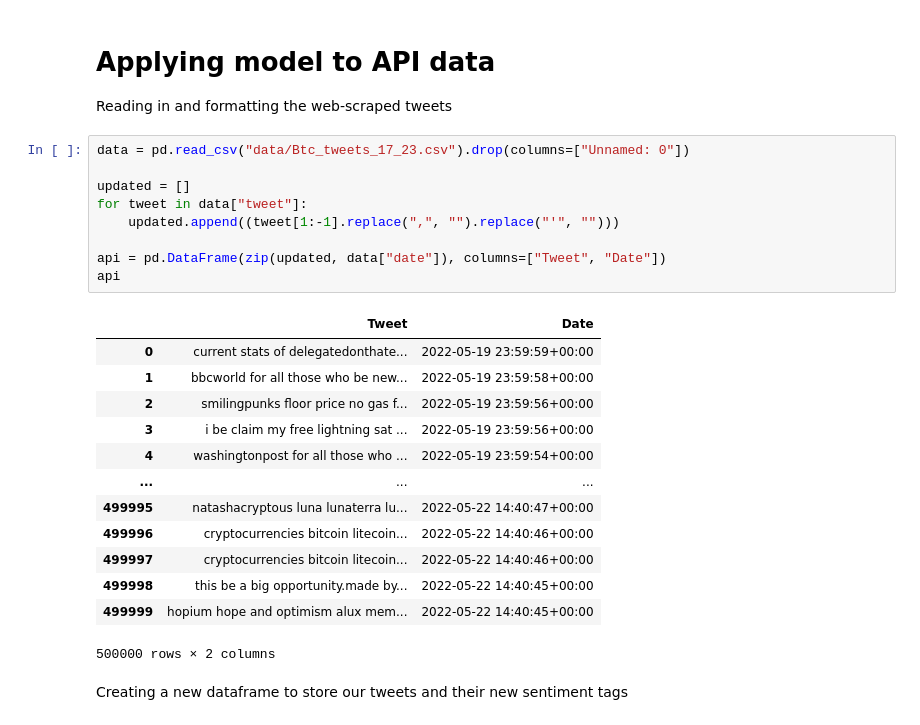
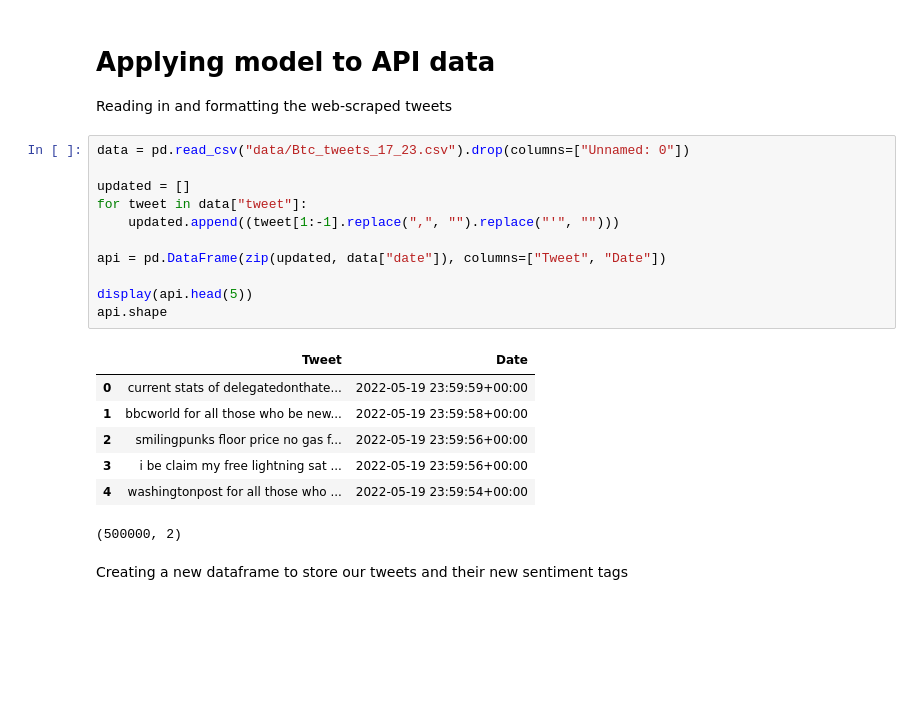
Before and after one commit to joshbrook/BTC-Sentiment-Analysis, a Jupyter notebook: preprocessing.ipynb, the cells around one changed output. Saved outputs shown, nothing was run; the diff lists cells and outputs as text; blank space fills up the shorter version.

```diff
--- a/preprocessing.ipynb
+++ b/preprocessing.ipynb
@@ -285,26 +285,22 @@ Reading in and formatting the web-scraped tweets
 # %%
 data = pd.read_csv("data/Btc_tweets_17_23.csv").drop(columns=["Unnamed: 0"])
 
 updated = []
 for tweet in data["tweet"]:
     updated.append((tweet[1:-1].replace(",", "").replace("'", "")))
 
 api = pd.DataFrame(zip(updated, data["date"]), columns=["Tweet", "Date"])
-api
+
+display(api.head(5))
+api.shape
 # %% [output]
 |  | Tweet | Date |
 | 0 | current stats of delegatedonthate... | 2022-05-19 23:59:59+00:00 |
 | 1 | bbcworld for all those who be new... | 2022-05-19 23:59:58+00:00 |
 | 2 | smilingpunks floor price no gas f... | 2022-05-19 23:59:56+00:00 |
 | 3 | i be claim my free lightning sat ... | 2022-05-19 23:59:56+00:00 |
 | 4 | washingtonpost for all those who ... | 2022-05-19 23:59:54+00:00 |
-| ... | ... | ... |
-| 499995 | natashacryptous luna lunaterra lu... | 2022-05-22 14:40:47+00:00 |
-| 499996 | cryptocurrencies bitcoin litecoin... | 2022-05-22 14:40:46+00:00 |
-| 499997 | cryptocurrencies bitcoin litecoin... | 2022-05-22 14:40:46+00:00 |
-| 499998 | this be a big opportunity.made by... | 2022-05-22 14:40:45+00:00 |
-| 499999 | hopium hope and optimism alux mem... | 2022-05-22 14:40:45+00:00 |
-500000 rows × 2 columns
+(500000, 2)
 # %% [markdown]
 Creating a new dataframe to store our tweets and their new sentiment tags
 # %%
```
Also changed, not shown: parts of 2 cells of this notebook, 1 other file.
